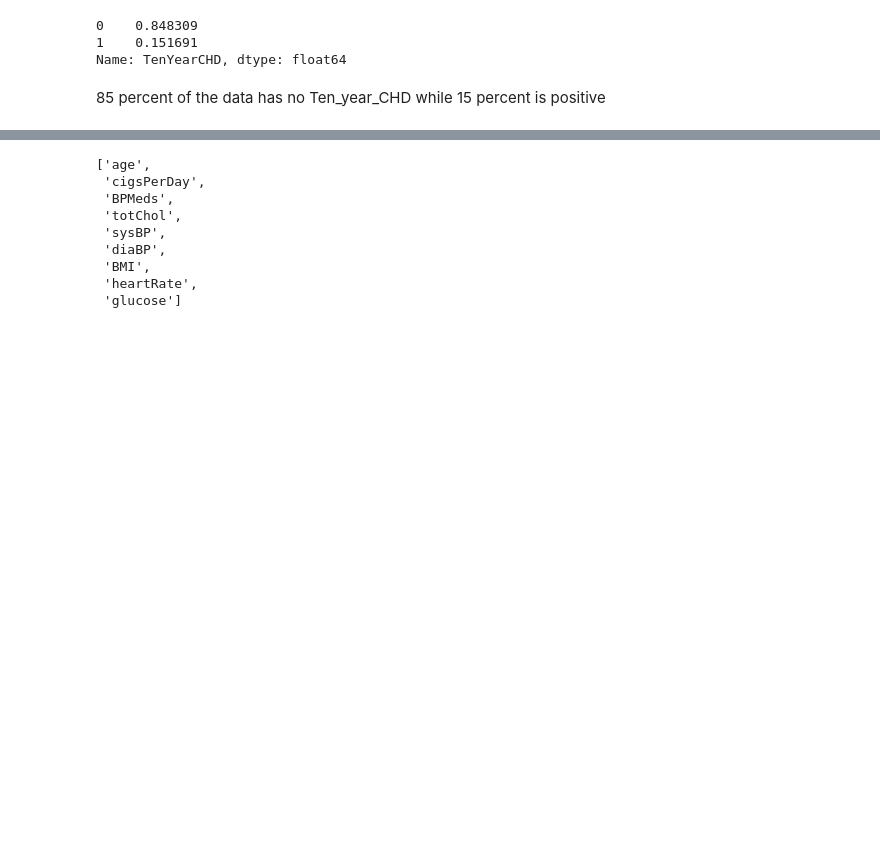
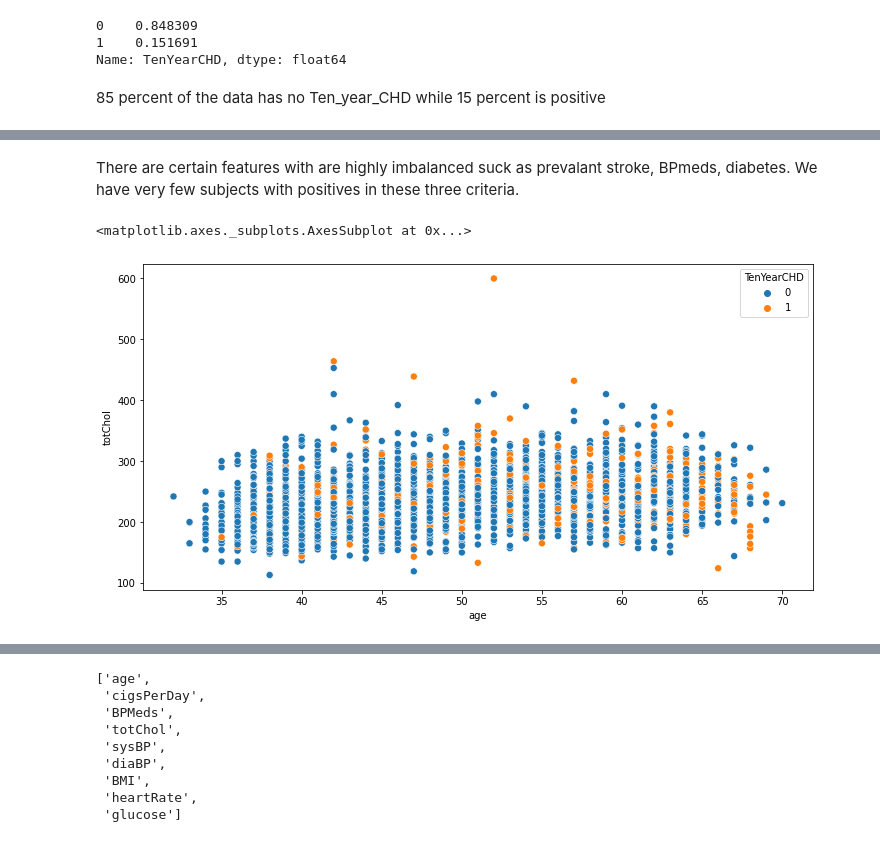
Before and after one commit to Ayushman0Singh/CardiovascularDiseaseRiskPrediction, a Jupyter notebook: CardiovascularRiskPrediction.ipynb, the cells around one changed output, grey strips where cells are left out. Saved outputs shown, nothing was run; the diff lists cells and outputs as text; code cells hidden in the pictures; blank space fills up the shorter version.

```diff
--- a/CardiovascularRiskPrediction.ipynb
+++ b/CardiovascularRiskPrediction.ipynb
@@ -153,0 +160,9 @@ plt.show()
+# %% [markdown]
+There are certain features with are highly imbalanced suck as prevalant stroke, BPmeds, diabetes. We have very few subjects with positives in these three criteria.
+# %%
+ # Scatter plot of age and totcholestrol with TenYearCHD
+plt.figure(figsize=(12, 6))
+sns.scatterplot(x=df['age'],y=df['totChol'],hue=df['TenYearCHD'],s=50)
+# %% [output]
+<matplotlib.axes._subplots.AxesSubplot at 0x...>
+[figure, added]
```
Also changed, not shown: parts of 21 cells of this notebook.
